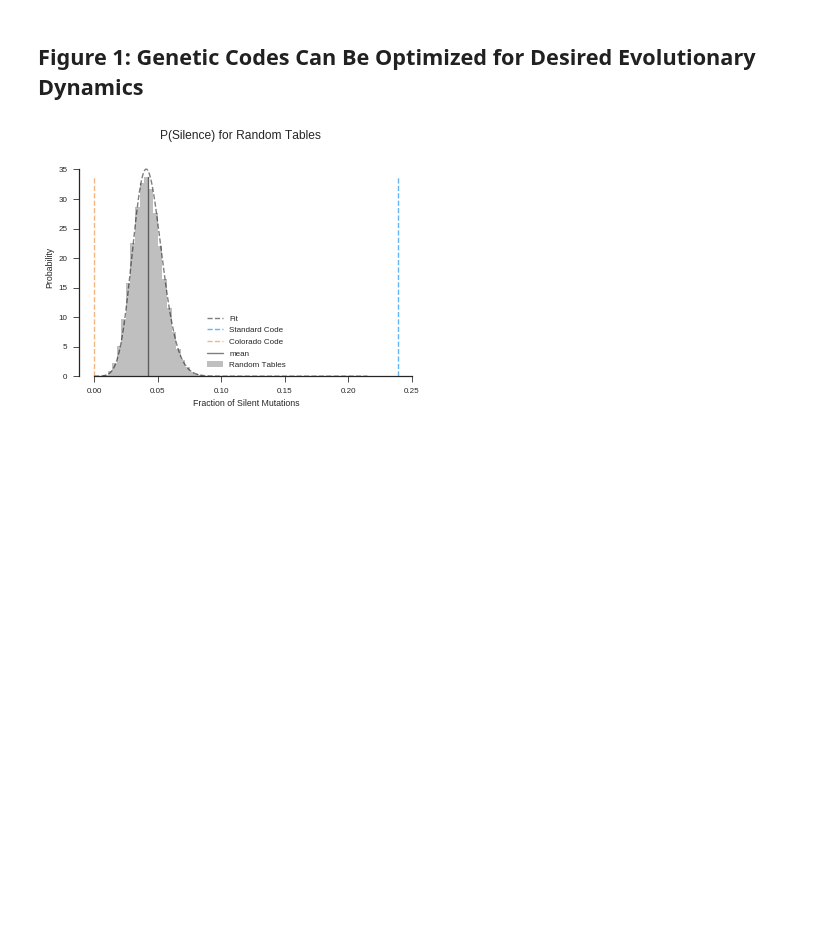
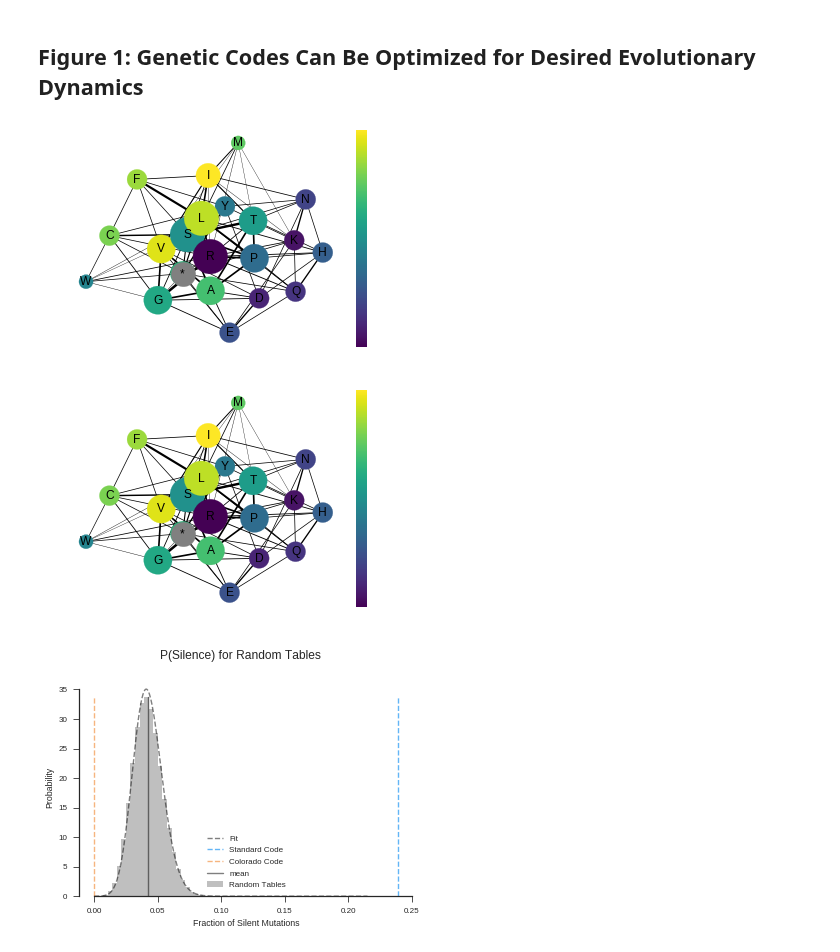
Before and after one commit to EndyLab/codon-tables, a Jupyter notebook: notebooks/fast_fail_figs.ipynb, the cells around one changed output. Saved outputs shown, nothing was run; the diff lists cells and outputs as text; code cells hidden in the pictures; blank space fills up the shorter version.

```diff
--- a/notebooks/fast_fail_figs.ipynb
+++ b/notebooks/fast_fail_figs.ipynb
@@ -82,13 +83,16 @@ with open('res/fig1d.pickle', 'wb') as handle:
 # %%
 ################
 # Figures 1a-c #
 ################
 
 # plot and save some shiznit
 path = '/home/jonathan/Lab/Fast Fail/Figures/Figure 1/'
 #rand.plotGraph(filename=path+'rand_graph.svg')
-#sc.plotGraph(filename=path+'sc_graph.svg')
+sc.plotGraph()#filename=path+'sc_graph.svg')
 #col.plotGraph(filename=path+'col_graph.svg')
+# %% [output]
+[figure, added]
+[figure, added]
 # %%
 ################
 # Figures 1d-e #
```
Also changed, not shown: parts of 2 cells of this notebook, 1 other file.
